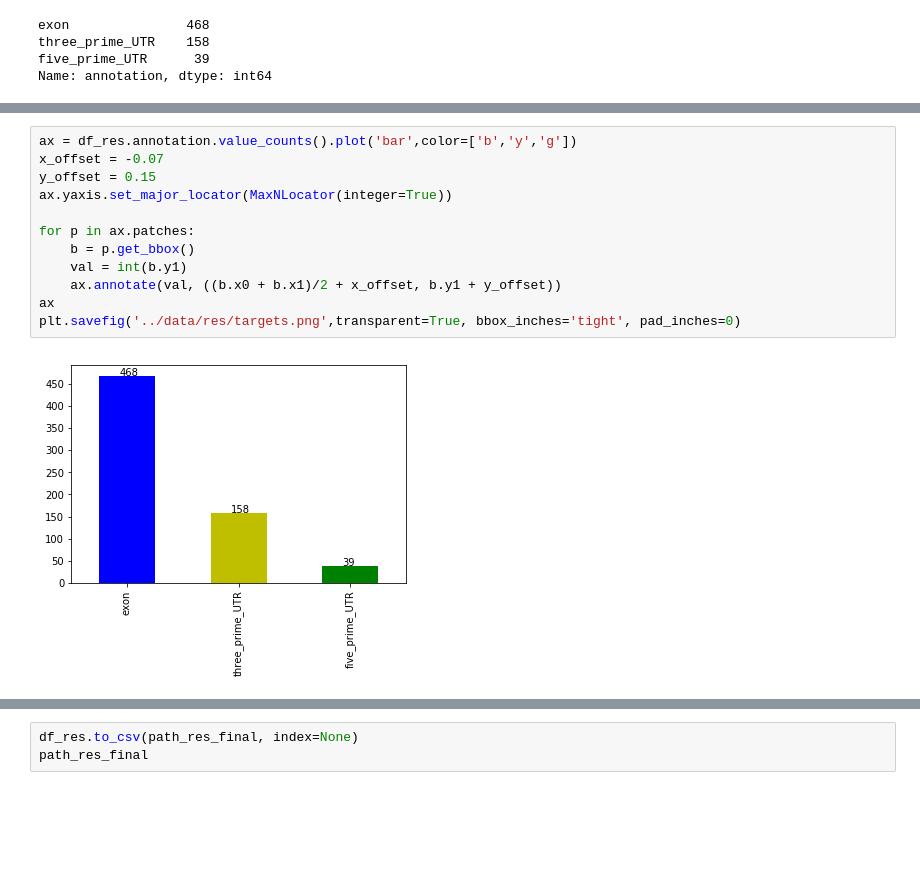
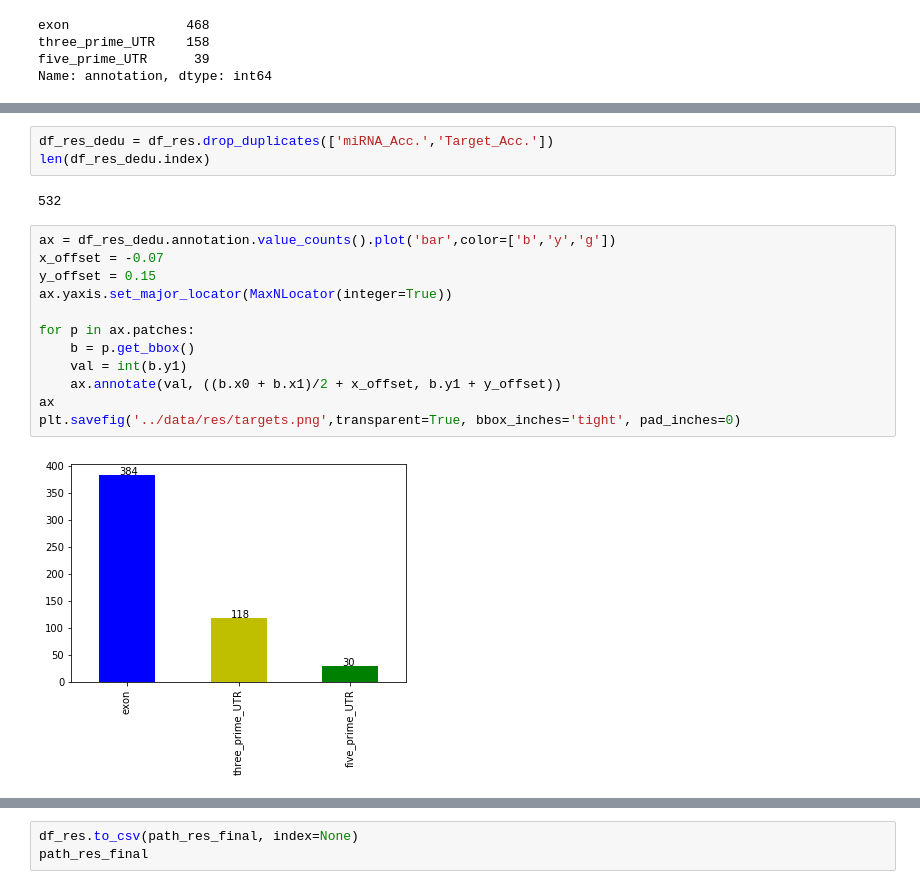
Before and after one commit to juancresc/mirna_mite, a Jupyter notebook: 2_analysis/2_cleavage.ipynb, the cells around one changed output, grey strips where cells are left out. Cells and saved outputs as stored; diff of their text form; blank space fills up the shorter version.

```diff
--- a/2_analysis/2_cleavage.ipynb
+++ b/2_analysis/2_cleavage.ipynb
@@ -428,15 +442,20 @@ Name: annotation, dtype: int64
+# %%
+df_res_dedu = df_res.drop_duplicates(['miRNA_Acc.','Target_Acc.'])
+len(df_res_dedu.index)
+# %% [output]
+532
 # %%
-ax = df_res.annotation.value_counts().plot('bar',color=['b','y','g'])
+ax = df_res_dedu.annotation.value_counts().plot('bar',color=['b','y','g'])
 x_offset = -0.07
 y_offset = 0.15
 ax.yaxis.set_major_locator(MaxNLocator(integer=True))
 
 for p in ax.patches:
     b = p.get_bbox()
     val = int(b.y1)
     ax.annotate(val, ((b.x0 + b.x1)/2 + x_offset, b.y1 + y_offset))
 ax
 plt.savefig('../data/res/targets.png',transparent=True, bbox_inches='tight', pad_inches=0)
 # %% [output]
-[figure, old version]
+[figure, new version]
 # %%
```
Also changed, not shown: parts of 18 cells of this notebook, 2 other files.
